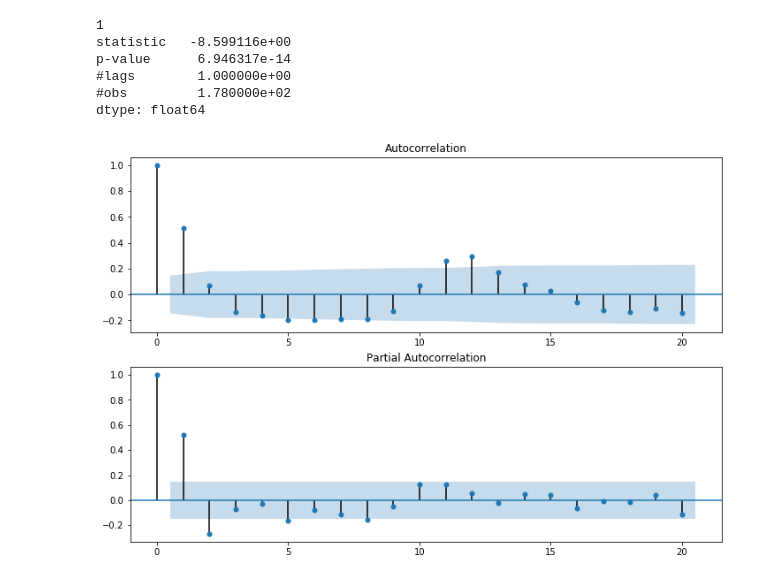
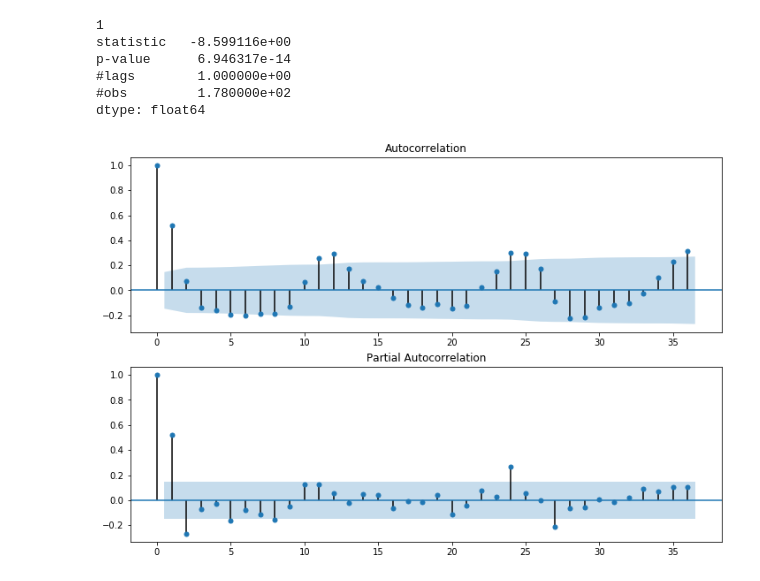
Before and after one commit to darrahts/timeSeriesAnalysis, a Jupyter notebook: timeSeries1.ipynb, the cells around one changed output. Drawn from its saved outputs; the diff is of its cells as text; code cells hidden in the pictures.

Commit message:
updated acf plots for inflation rates dataset

```diff
--- a/timeSeries1.ipynb
+++ b/timeSeries1.ipynb
@@ -198,11 +198,11 @@ dtype: float64
 - light blue is 95% confidence
 - lag is time between time points, lag=n : correlation between y(t) and y(t-n)
 # %%
-def plot_autocorrelation(ts):
+def plot_autocorrelation(ts, lags):
     from statsmodels.graphics.tsaplots import plot_acf, plot_pacf
     fig = plt.figure(figsize=(12,8))
     ax1 = fig.add_subplot(211)
-    fig = plot_acf(ts, lags=20, ax=ax1)
+    fig = plot_acf(ts, lags=lags, ax=ax1)
     ax2 = fig.add_subplot(212)
-    fig = plot_pacf(ts, lags=20, ax=ax2)
+    fig = plot_pacf(ts, lags=lags, ax=ax2)
 # %%
@@ -296,6 +292,6 @@ p-value      6.946317e-14
 #obs         1.780000e+02
 dtype: float64
 # %%
-plot_autocorrelation(rates_ts)
+plot_autocorrelation(rates_ts, 36)
 # %% [output]
-[figure, old version]
+[figure, new version]
```
Also changed, not shown: parts of 2 cells of this notebook.
